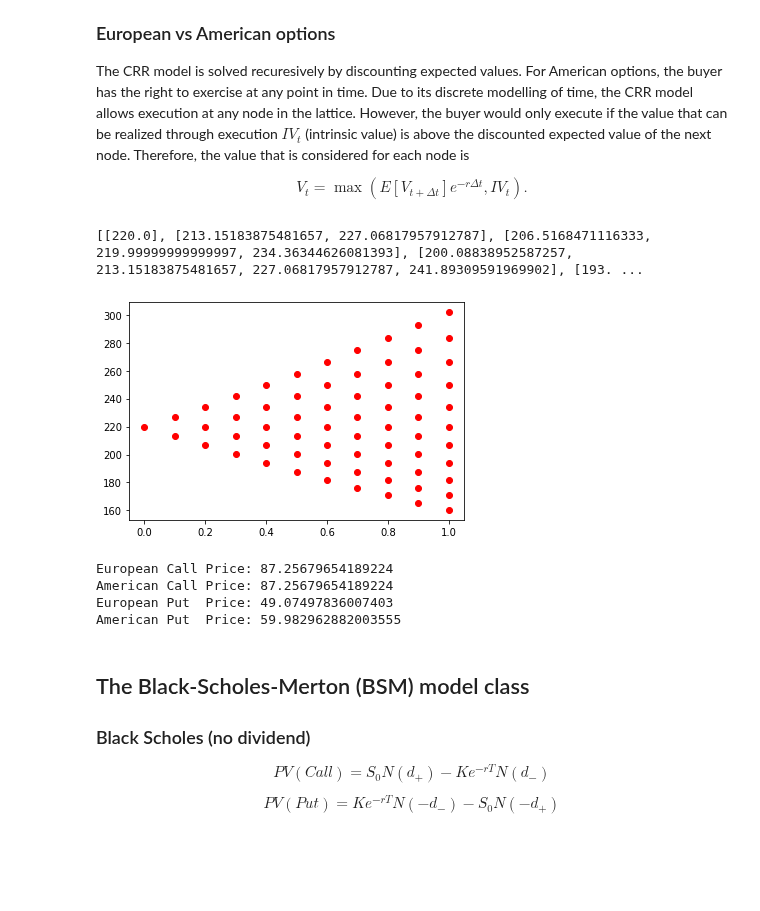
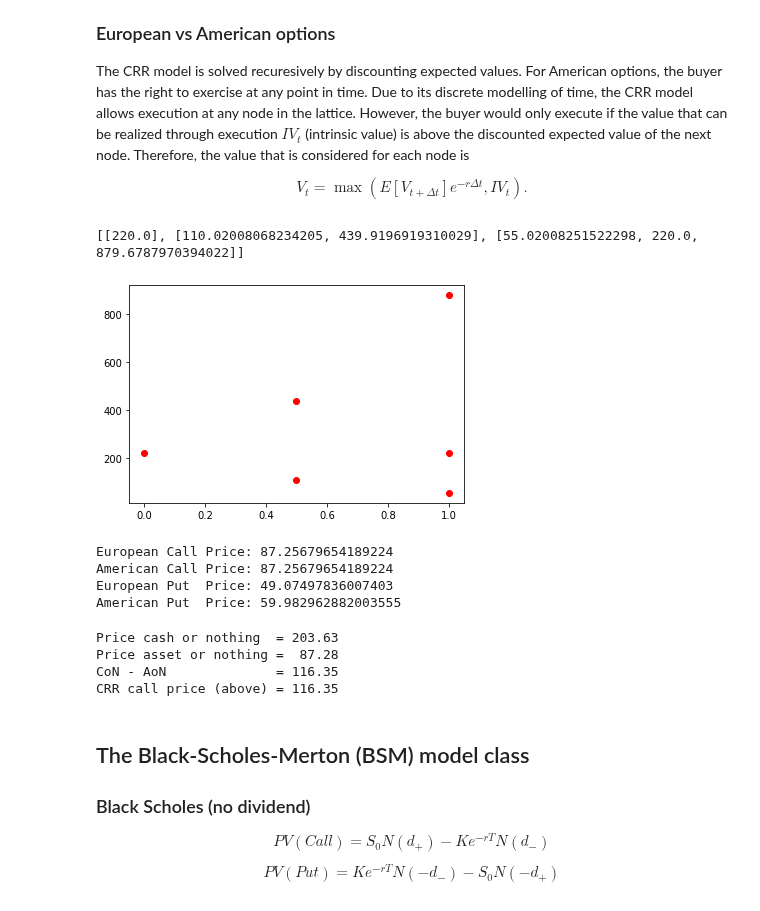
Before and after one commit to carol419/Derivatives, a Jupyter notebook: derivatives.ipynb, the cells around one changed output. Saved outputs shown, nothing was run; the diff lists cells and outputs as text; code cells hidden in the pictures; blank space fills up the shorter version.

```diff
--- a/derivatives.ipynb
+++ b/derivatives.ipynb
@@ -500,0 +581,40 @@ Note that $W_t = z \sqrt{t}$, where $z \sim \mathcal{N}(0,1)$. Therefore, $\ln \
+# %%
+import numpy as np
+import matplotlib.pyplot as plt
+from scipy.stats import norm
+
+S_0 = 50
+mu = 0.16
+sigma = 0.3
+
+# Expected price and price volatility
+S_1 = 50*(1+mu/365)
+print(f"E[S] tomorrow = {S_1:.4f}")
+price_vola = 50*sigma*(1/365)**0.5
+print(f"Price vola    =  {price_vola:.4f}")
+
+# Confidence interval
+q975 = norm.ppf(0.975, 0, 1)
+print(f"With 95% confidence: {S_1 - price_vola * q975 :.2f} < S_1 < {S_1 + price_vola * q975 :.2f}")
+
+# Value at risk
+q95 = norm.ppf(0.95, 0, 1)
+print(f"1 day 95% VaR =  {S_0 - (S_1 + price_vola * q95) :.2f}")
+
+def gbm(mu, sigma, N=15):
+    """Cumulative returns from a GBM
+    """
+    # Random numbers N(0,1)
+    Z = np.random.normal(0, 1, N)
+    # returns for our geometric brownian motion
+    R = Z * sigma * np.sqrt(1/250) + (mu-0.5*sigma**2) * 1/250
+    # stock process (insert 100 for t=0)
+    S = np.insert(np.exp(np.cumsum(R)), 0, 1)
+    return S
+
+plt.title("GBM")
+for n in range(100):
+    plt.plot(S_0*gbm(mu, sigma), linewidth=2)
+plt.xlabel("Trading days")
+plt.ylabel("Price")
+plt.show()
@@ -581,34 +707,34 @@ $$V_t = \max\left(E[V_{t+\Delta t}]e^{-r\Delta t}, IV_t \right).$$
 # %%
 """Replicating options, Cox Ross Rubinstein style
 """
 import numpy as np
 import matplotlib.pyplot as plt
 
 # INPUTS
 S_0   = 220  # price of the underlying
 K     = 220  # strike price
-sigma = .1  # volatility
+sigma = .98  # volatility
 rate  = np.log(1.21)  # converting the ISDA rate
 T     = 1    # time to maturity
-steps = 10    # steps
+steps = 2    # steps
 
 # see Slide 10
 dt = T / steps
 u = np.exp(sigma * np.sqrt(dt))
 d = 1 / u
 
 binomial_tree = []
 for n in range(steps+1):
     binomial_tree.append([])
     for k in range(n+1):
         S_nk = S_0 * u**(k) * d**(n-k)
         binomial_tree[-1].append(S_nk)
         plt.plot(n*dt, S_nk, 'ro')  # this will take forever for large # steps
 print(binomial_tree)
 plt.show()
 # %% [output]
-[[220.0], [213.15183875481657, 227.06817957912787], [206.5168471116333, 219.99999999999997, 234.36344626081393], [200.08838952587257, 213.15183875481657, 227.06817957912787, 241.89309591969902], [193. ...
+[[220.0], [110.02008068234205, 439.9196919310029], [55.02008251522298, 220.0, 879.6787970394022]]
-[figure, old version]
+[figure, new version]
 # %%
 """Full CRR model
 """
@@ -658,6 +784,33 @@ European Call Price: 87.25679654189224
 American Call Price: 87.25679654189224
 European Put  Price: 49.07497836007403
 American Put  Price: 59.982962882003555
+# %%
+from scipy.stats import binom
+
+# Recall our CRR parameters
+dt = T/steps
+u = np.exp(sigma*np.sqrt(dt))
+d = 1./u
+p = (np.exp(rate*dt)-d) / (u-d)
+
+CoN_payout = []
+AoN_payout = []
+for n, S in enumerate(binomial_tree[-1]):  # This is the binomial tree that we generated above
+    if S > 165:  # strike
+        CoN_payout.append( binom.pmf(n, steps, p) * S * np.exp(-rate*T) )
+        AoN_payout.append( binom.pmf(n, steps, p) * 165 * np.exp(-rate*T) )
+CoN = sum(CoN_payout)
+AoN = sum(AoN_payout)
+
+print(f"Price cash or nothing  = {CoN:.2f}")
+print(f"Price asset or nothing =  {AoN:.2f}")
+print(f"CoN - AoN              = {CoN - AoN:.2f}")
+print(f"CRR call price (above) = {Binomial(steps, S_0, 165, rate, sigma, T, PutCall=1):.2f}")
+# %% [output]
+Price cash or nothing  = 203.63
+Price asset or nothing =  87.28
+CoN - AoN              = 116.35
+CRR call price (above) = 116.35
 # %% [markdown]
 ## The Black-Scholes-Merton (BSM) model class
 
```
Also changed, not shown: parts of 15 cells of this notebook, 1 other file.
